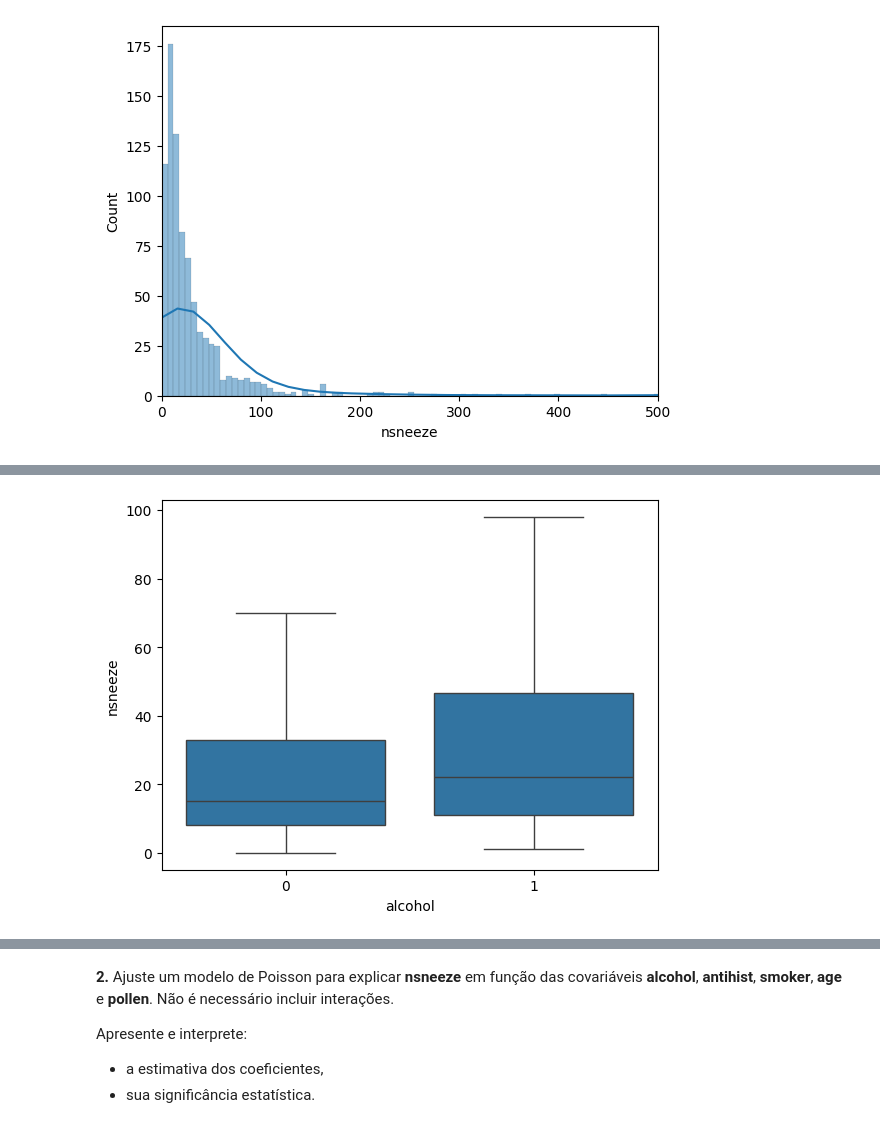
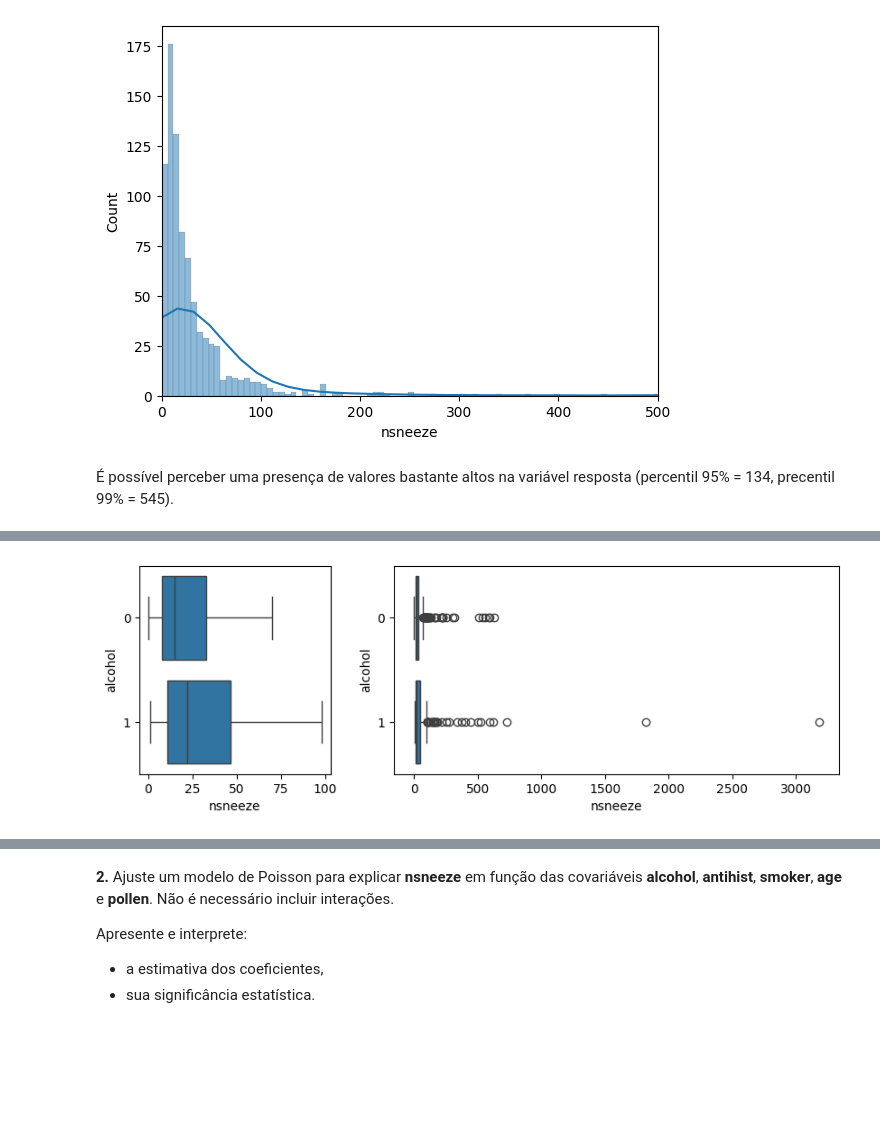
Before and after one commit to alinespereira/SME0823-202502-Avaliacao-2, a Jupyter notebook: SME0823_Avaliação_2.ipynb, the cells around one changed output, grey strips where cells are left out. Drawn from its saved outputs; the diff is of its cells as text; code cells hidden in the pictures; blank space fills up the shorter version.

```diff
--- a/SME0823_Avaliação_2.ipynb
+++ b/SME0823_Avaliação_2.ipynb
@@ -176,11 +178,17 @@ _ = ax.set_xlim(0, 500)
 # %% [output]
 [interactive output not drawn]
 [figure]
+# %% [markdown]
+É possível perceber uma presença de valores bastante altos na variável resposta (percentil 95% = 134, precentil 99% = 545).
 # %%
-fig, ax = plt.subplots()
-
-_ = sns.boxplot(data=df, x='alcohol', y='nsneeze', showfliers=False, ax=ax)
+fig, (axL, axR) = plt.subplots(
+    1, 2,
+    width_ratios=(.3, .7),
+    figsize=(10, 3),
+)
+_ = sns.boxplot(data=df, y='alcohol', x='nsneeze', orient="h", showfliers=False, ax=axL)
+_ = sns.boxplot(data=df, y='alcohol', x='nsneeze', orient="h", ax=axR)
 # %% [output]
 [interactive output not drawn]
-[figure, old version]
+[figure, new version]
 # %%
```
Also changed, not shown: parts of 25 cells of this notebook.
